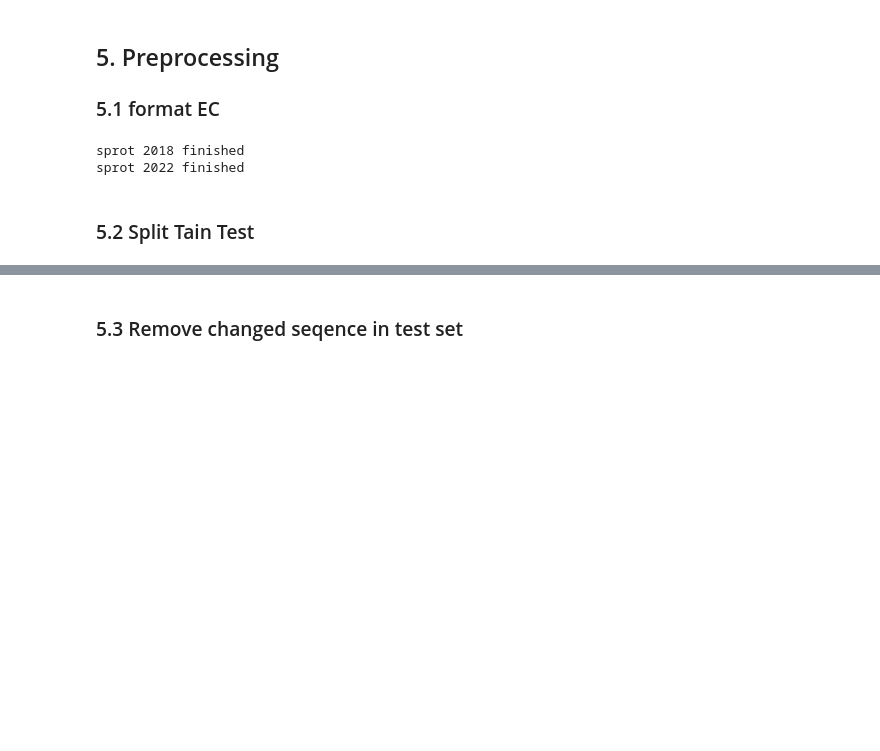
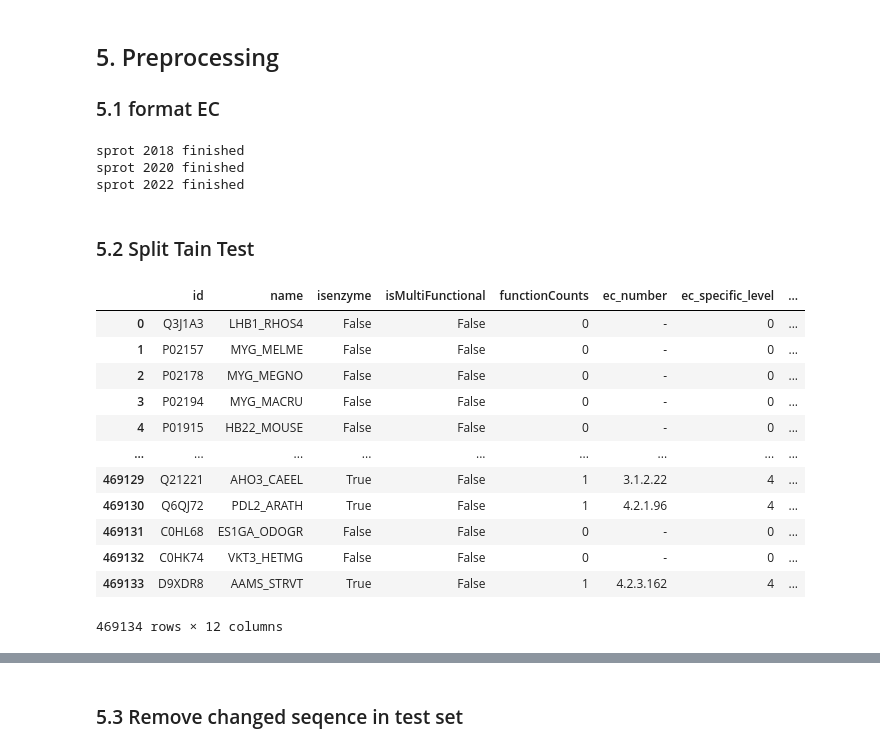
Before and after one commit to kingstdio/ECRECer, a Jupyter notebook: prepare_task_dataset.ipynb, the cells around one changed output, grey strips where cells are left out. Drawn from its saved outputs; the diff is of its cells as text; code cells hidden in the pictures; blank space fills up the shorter version.

```diff
--- a/prepare_task_dataset.ipynb
+++ b/prepare_task_dataset.ipynb
@@ -128,6 +148,14 @@ sprot2018['ec_number'] = sprot2018.ec_number.parallel_apply(lambda x: mtool.spec
 sprot2018['functionCounts'] = sprot2018.ec_number.parallel_apply(lambda x: 0 if x=='-'  else len(x.split(',')))
 print('sprot 2018 finished')
 
+#sprot2020
+sprot2020['ec_number'] = sprot2020.ec_number.parallel_apply(lambda x: mtool.format_ec(x))
+sprot2020['ec_number'] = sprot2020.ec_number.parallel_apply(lambda x: mtool.specific_ecs(x))
+sprot2020['functionCounts'] = sprot2020.ec_number.parallel_apply(lambda x: 0 if x=='-'  else len(x.split(',')))
+
+print('sprot 2020 finished')
+
+
 #sprot2022
 sprot2022['ec_number'] = sprot2022.ec_number.parallel_apply(lambda x: mtool.format_ec(x))
 sprot2022['ec_number'] = sprot2022.ec_number.parallel_apply(lambda x: mtool.specific_ecs(x))
@@ -136,6 +164,7 @@ sprot2022['functionCounts'] = sprot2022.ec_number.parallel_apply(lambda x: 0 if
 print('sprot 2022 finished')
 # %% [output]
 sprot 2018 finished
+sprot 2020 finished
 sprot 2022 finished
 # %%
 sprot2018.to_feather(cfg.DIR_UNIPROT + '/snap201802.feather')
@@ -142,5 +172,21 @@ sprot2018.to_feather(cfg.DIR_UNIPROT + '/snap201802.feather')
 sprot2022.to_feather(cfg.DIR_UNIPROT + '/snap202202.feather')
 # %% [markdown]
 ### 5.2 Split Tain Test
+# %%
+sprot2018
+# %% [output]
+|  | id | name | isenzyme | isMultiFunctional | functionCounts | ec_number | ec_specific_level | ... |
+| 0 | Q3J1A3 | LHB1_RHOS4 | False | False | 0 | - | 0 | ... |
+| 1 | P02157 | MYG_MELME | False | False | 0 | - | 0 | ... |
+| 2 | P02178 | MYG_MEGNO | False | False | 0 | - | 0 | ... |
+| 3 | P02194 | MYG_MACRU | False | False | 0 | - | 0 | ... |
+| 4 | P01915 | HB22_MOUSE | False | False | 0 | - | 0 | ... |
+| ... | ... | ... | ... | ... | ... | ... | ... | ... |
+| 469129 | Q21221 | AHO3_CAEEL | True | False | 1 | 3.1.2.22 | 4 | ... |
+| 469130 | Q6QJ72 | PDL2_ARATH | True | False | 1 | 4.2.1.96 | 4 | ... |
+| 469131 | C0HL68 | ES1GA_ODOGR | False | False | 0 | - | 0 | ... |
+| 469132 | C0HK74 | VKT3_HETMG | False | False | 0 | - | 0 | ... |
+| 469133 | D9XDR8 | AAMS_STRVT | True | False | 1 | 4.2.3.162 | 4 | ... |
+469134 rows × 12 columns
 # %%
 train = sprot2018.iloc[:,np.r_[0,2:8,10:12]]
```
Also changed, not shown: parts of 18 cells of this notebook, 13 other files.
